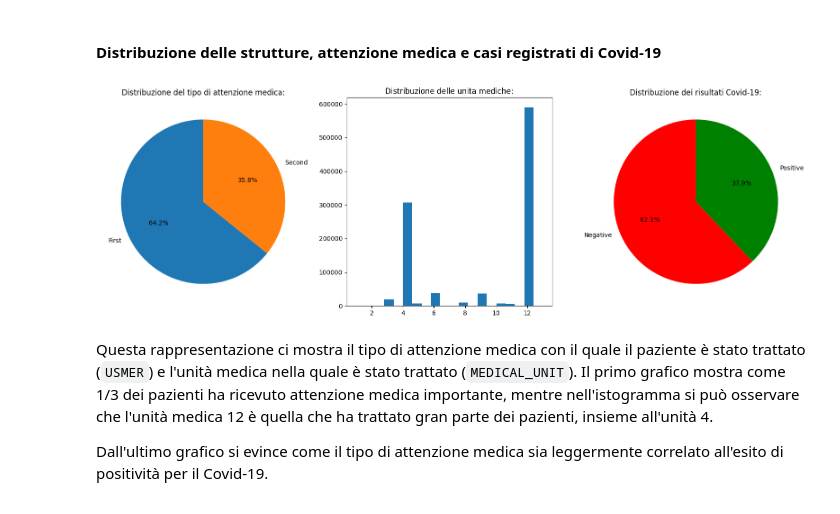
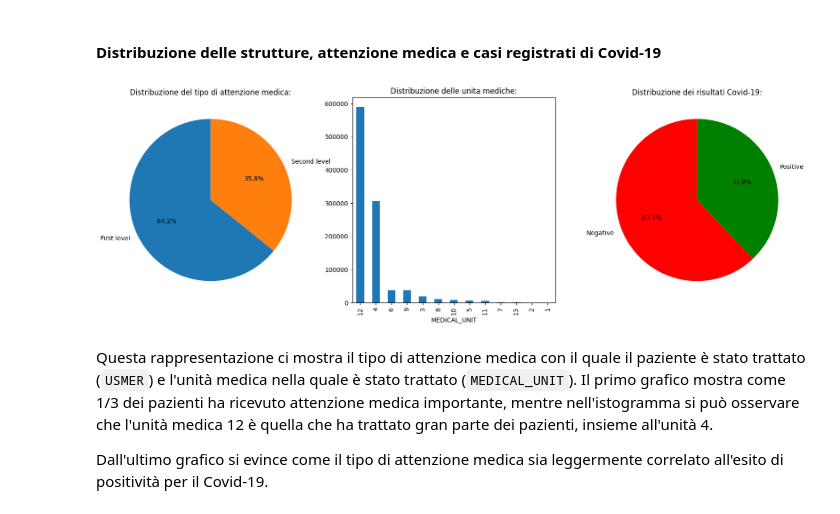
Before and after one commit to sararomeo/covid_mortality_classificator, a Jupyter notebook: Progetto1/Progetto1.ipynb, the cells around one changed output. Saved outputs shown, nothing was run; the diff lists cells and outputs as text; code cells hidden in the pictures.

```diff
--- a/Progetto1/Progetto1.ipynb
+++ b/Progetto1/Progetto1.ipynb
@@ -246,16 +246,16 @@ data_clean.describe()
 # %%
 plt.figure(figsize=(20, 6))
 
-plt.subplot(1, 3, 1).pie(data_clean["USMER"].value_counts(), labels = ["First", "Second"], startangle=90, autopct='%1.1f%%')
+plt.subplot(1, 3, 1).pie(data_clean["USMER"].value_counts(), labels = ["First level", "Second level"], startangle=90, autopct='%1.1f%%')
 plt.title('Distribuzione del tipo di attenzione medica:');
 
-plt.subplot(1, 3, 2).hist(data_clean["MEDICAL_UNIT"], bins=20)
+data_clean["MEDICAL_UNIT"].value_counts().plot.bar(ax=plt.subplot(1, 3, 2))
 plt.title('Distribuzione delle unita mediche:');
 
 plt.subplot(1, 3, 3).pie(data_clean["RESULT"].value_counts(), labels = ["Negative", "Positive"],  colors = data_clean["SEX"].map({1:"red", 2:"green"}), startangle=90, autopct='%1.1f%%')
 plt.title('Distribuzione dei risultati Covid-19:');
 # %% [output]
-[figure, old version]
+[figure, new version]
 # %% [markdown]
 Questa rappresentazione ci mostra il tipo di attenzione medica con il quale il paziente è stato trattato (`USMER`) e l'unità medica nella quale è stato trattato (`MEDICAL_UNIT`). Il primo grafico mostra come 1/3 dei pazienti ha ricevuto attenzione medica importante, mentre nell'istogramma si può osservare che l'unità medica 12 è quella che ha trattato gran parte dei pazienti, insieme all'unità 4.
 
```
Also changed, not shown: parts of 60 cells of this notebook.
